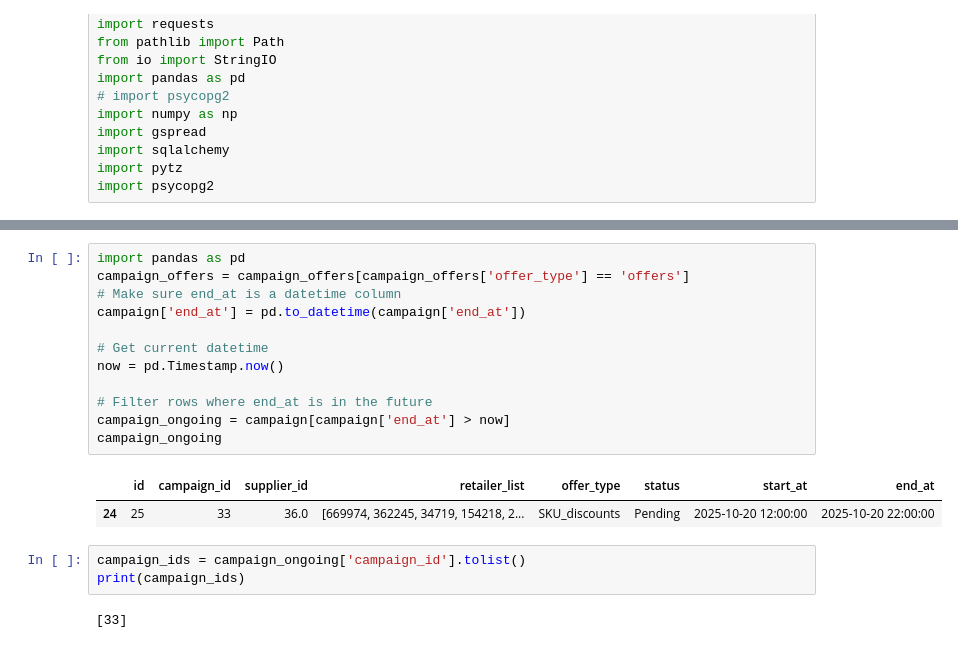
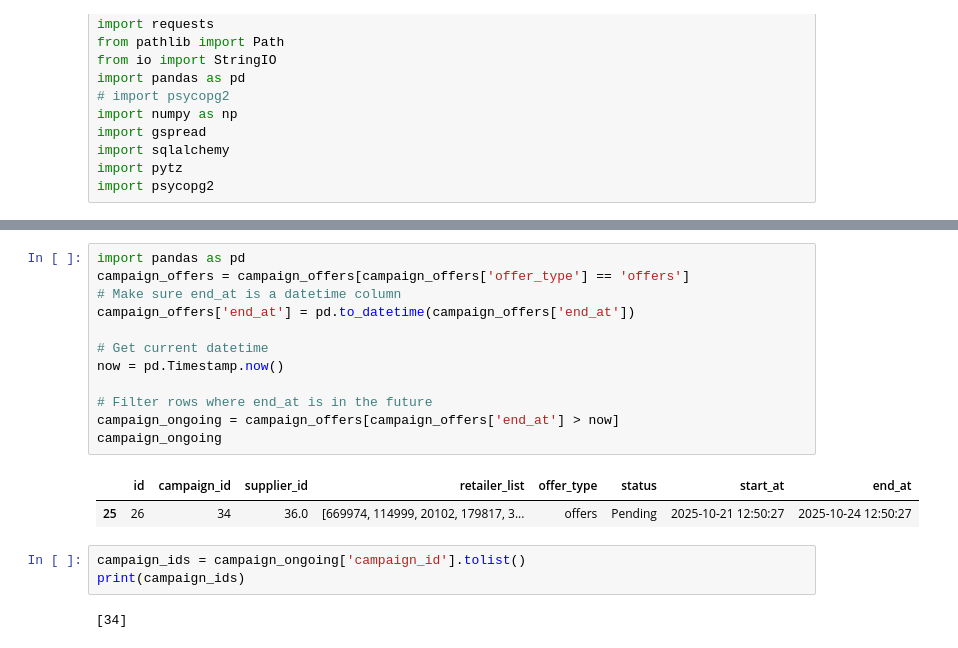
Before and after one commit to Maxab-Growth/Seif, a Jupyter notebook: Seif's_stuff/offer_itteration.ipynb, the cells around one changed output, grey strips where cells are left out. Cells and saved outputs as stored; diff of their text form.

```diff
--- a/Seif's_stuff/offer_itteration.ipynb
+++ b/Seif's_stuff/offer_itteration.ipynb
@@ -44,23 +44,23 @@ campaign_offers
 # %%
 import pandas as pd
 campaign_offers = campaign_offers[campaign_offers['offer_type'] == 'offers']
 # Make sure end_at is a datetime column
-campaign['end_at'] = pd.to_datetime(campaign['end_at'])
+campaign_offers['end_at'] = pd.to_datetime(campaign_offers['end_at'])
 
 # Get current datetime
 now = pd.Timestamp.now()
 
 # Filter rows where end_at is in the future
-campaign_ongoing = campaign[campaign['end_at'] > now]
+campaign_ongoing = campaign_offers[campaign_offers['end_at'] > now]
 campaign_ongoing
 # %% [output]
 |  | id | campaign_id | supplier_id | retailer_list | offer_type | status | start_at | end_at |
-| 24 | 25 | 33 | 36.0 | [669974, 362245, 34719, 154218, 2... | SKU_discounts | Pending | 2025-10-20 12:00:00 | 2025-10-20 22:00:00 |
+| 25 | 26 | 34 | 36.0 | [669974, 114999, 20102, 179817, 3... | offers | Pending | 2025-10-21 12:50:27 | 2025-10-24 12:50:27 |
 # %%
 campaign_ids = campaign_ongoing['campaign_id'].tolist()
 print(campaign_ids)
 # %% [output]
-[33]
+[34]
 # %%
 offers_id = dwh_query("egypt", "select * from materialized_views.offer_tool_logs", "read")
 offers_id
```
Also changed, not shown: parts of 8 cells of this notebook, 2 other files.
